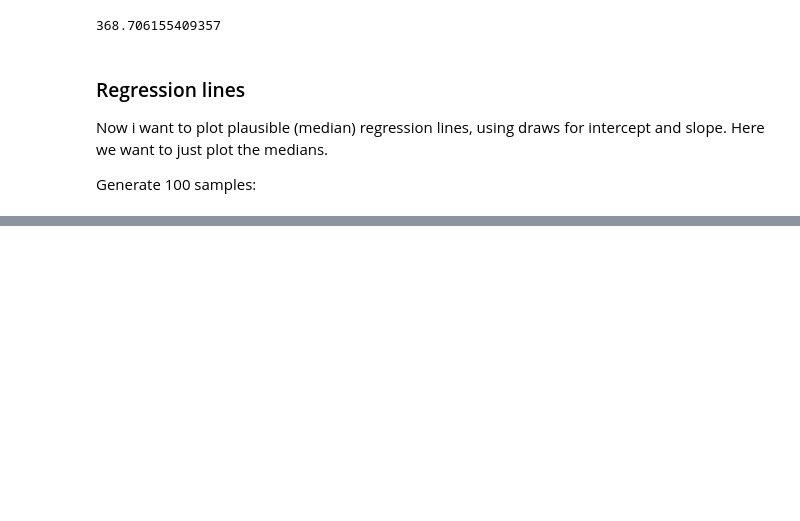
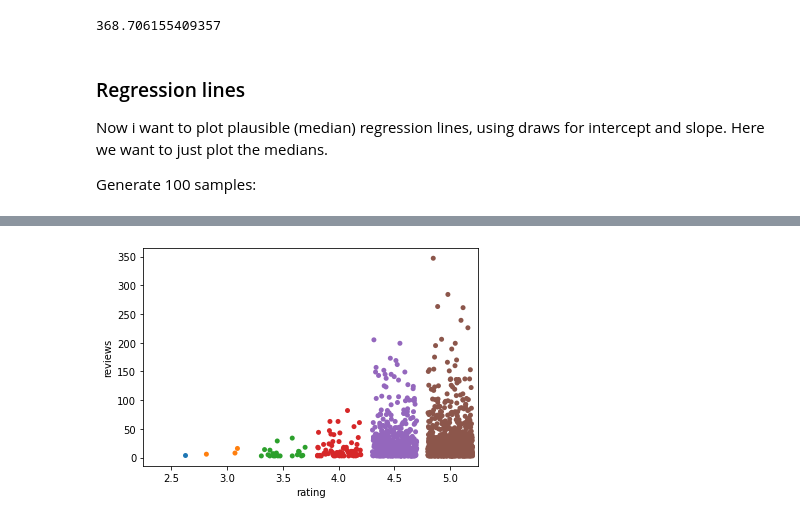
Before and after one commit to DrEntropy/BayesRulesWork, a Jupyter notebook: Chapter18.ipynb, the cells around one changed output, grey strips where cells are left out. Drawn from its saved outputs; the diff is of its cells as text; code cells hidden in the pictures; blank space fills up the shorter version.

```diff
--- a/Chapter18.ipynb
+++ b/Chapter18.ipynb
@@ -190,0 +262,4 @@ These are the samples I need to compute new predictions for a new group.
+# %%
+sns.stripplot(data = airbnb, x = 'rating', y ='reviews', jitter = 0.4);
+# %% [output]
+[figure, added]
```
Also changed, not shown: parts of 56 cells of this notebook.
